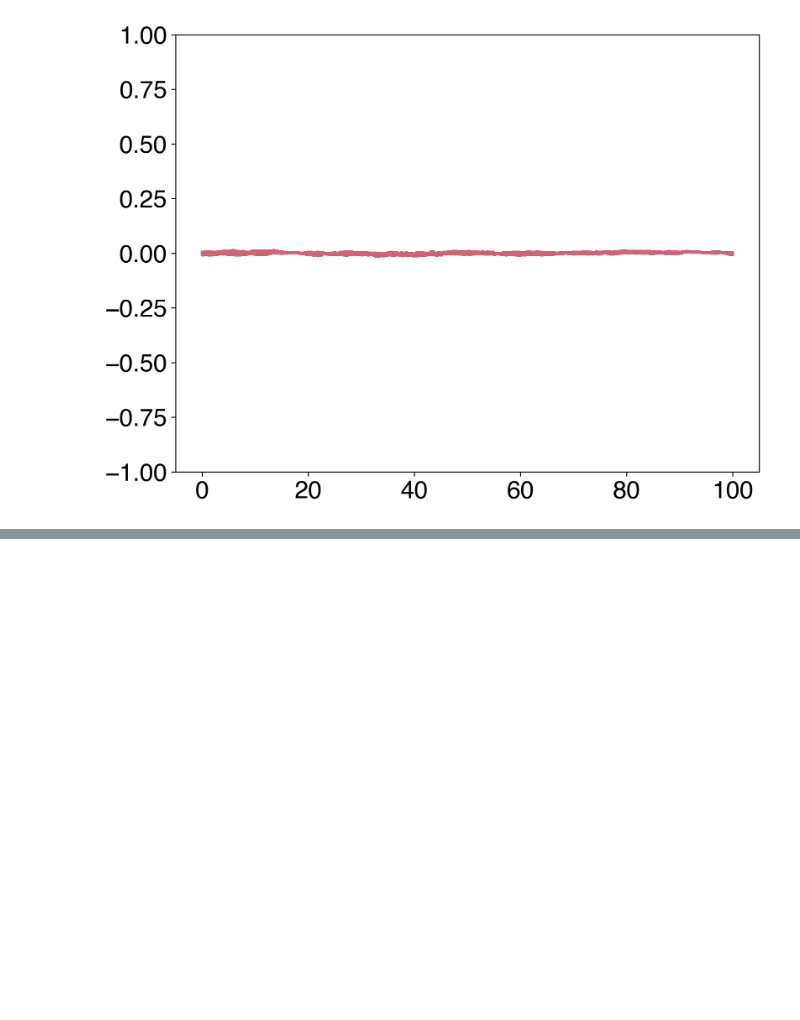
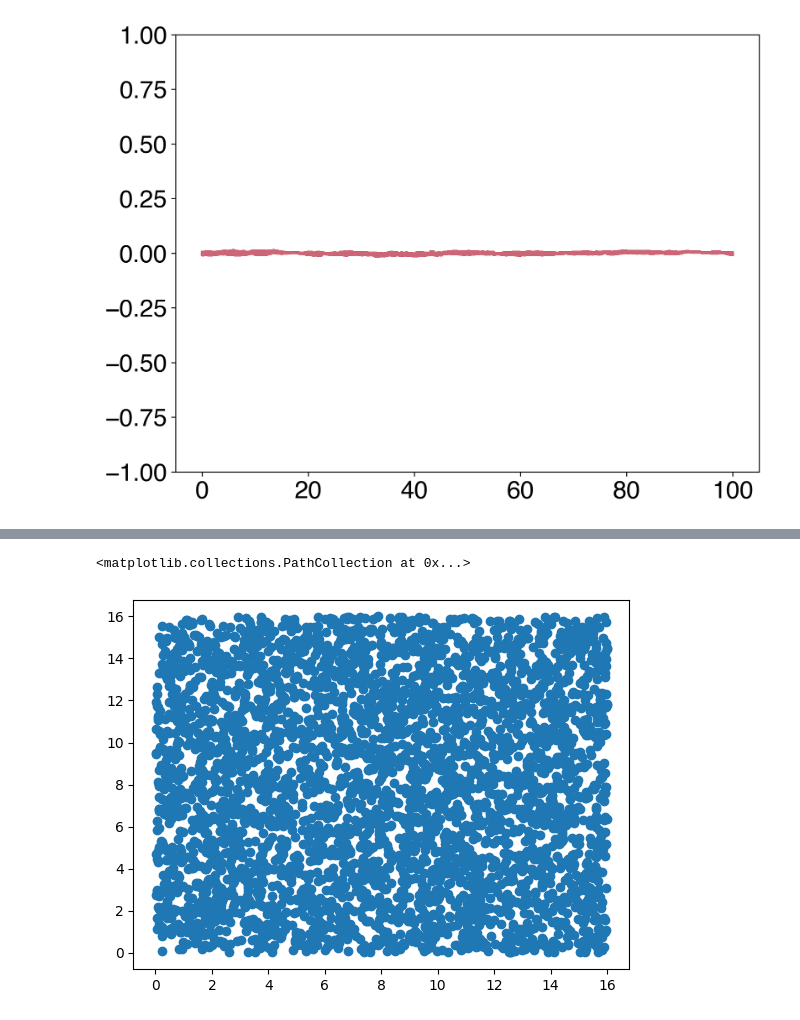
Before and after one commit to wppppupr/MTCargoSim, a Jupyter notebook: notebook/python.ipynb, the cells around one changed output, grey strips where cells are left out. Drawn from its saved outputs; the diff is of its cells as text; code cells hidden in the pictures; blank space fills up the shorter version.

```diff
--- a/notebook/python.ipynb
+++ b/notebook/python.ipynb
@@ -208,0 +244,11 @@ plt.ylim(0,1)
+# %%
+data = zarr.open_array("/Volumes/data/Sasaki/backup_git/MTCargoSim/data/MT/P0.5_A0.5/seed1.zarr/positions", mode='r')
+positions = data[:]
+# %%
+x= positions[0,:,0]
+y = positions[1,:,0]
+
+plt.scatter(x, y)
+# %% [output]
+<matplotlib.collections.PathCollection at 0x...>
+[figure, added]
```
Also changed, not shown: parts of 8 cells of this notebook.
